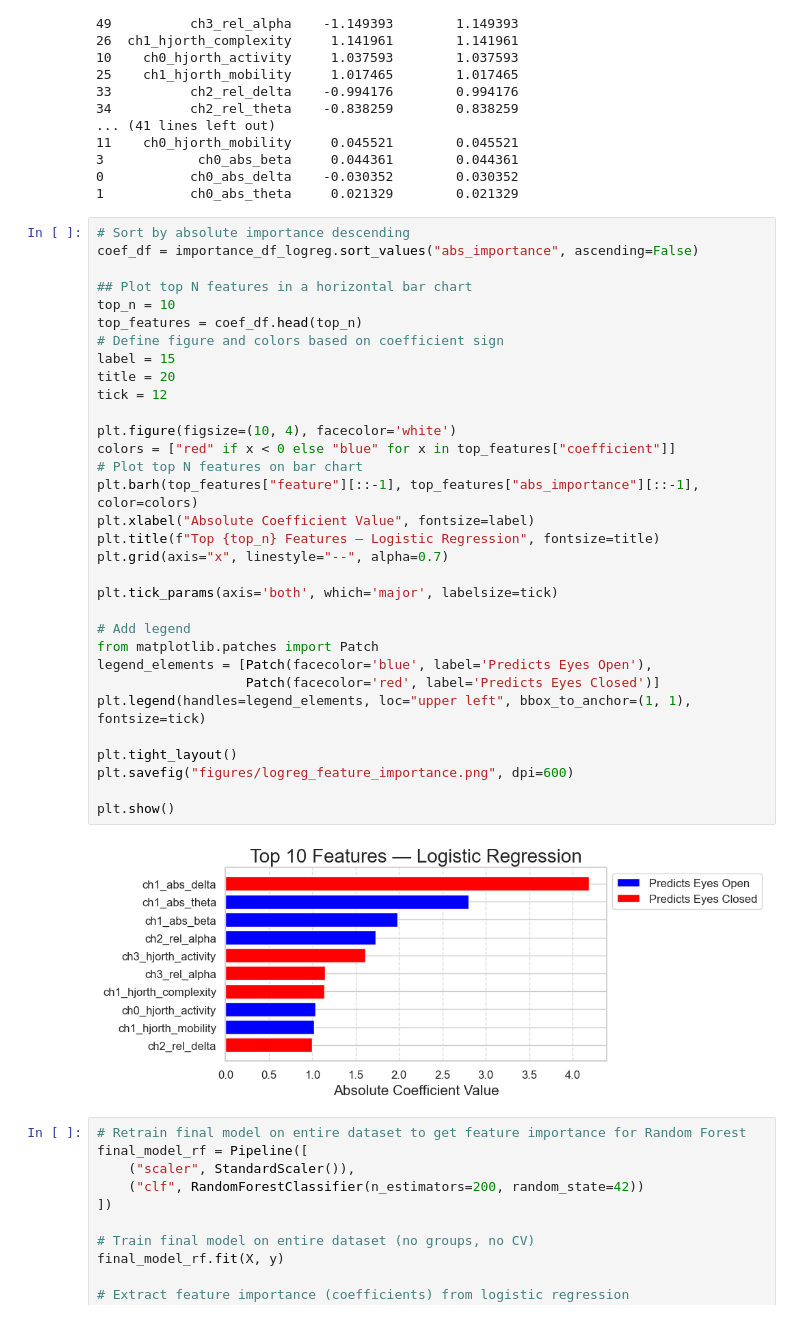
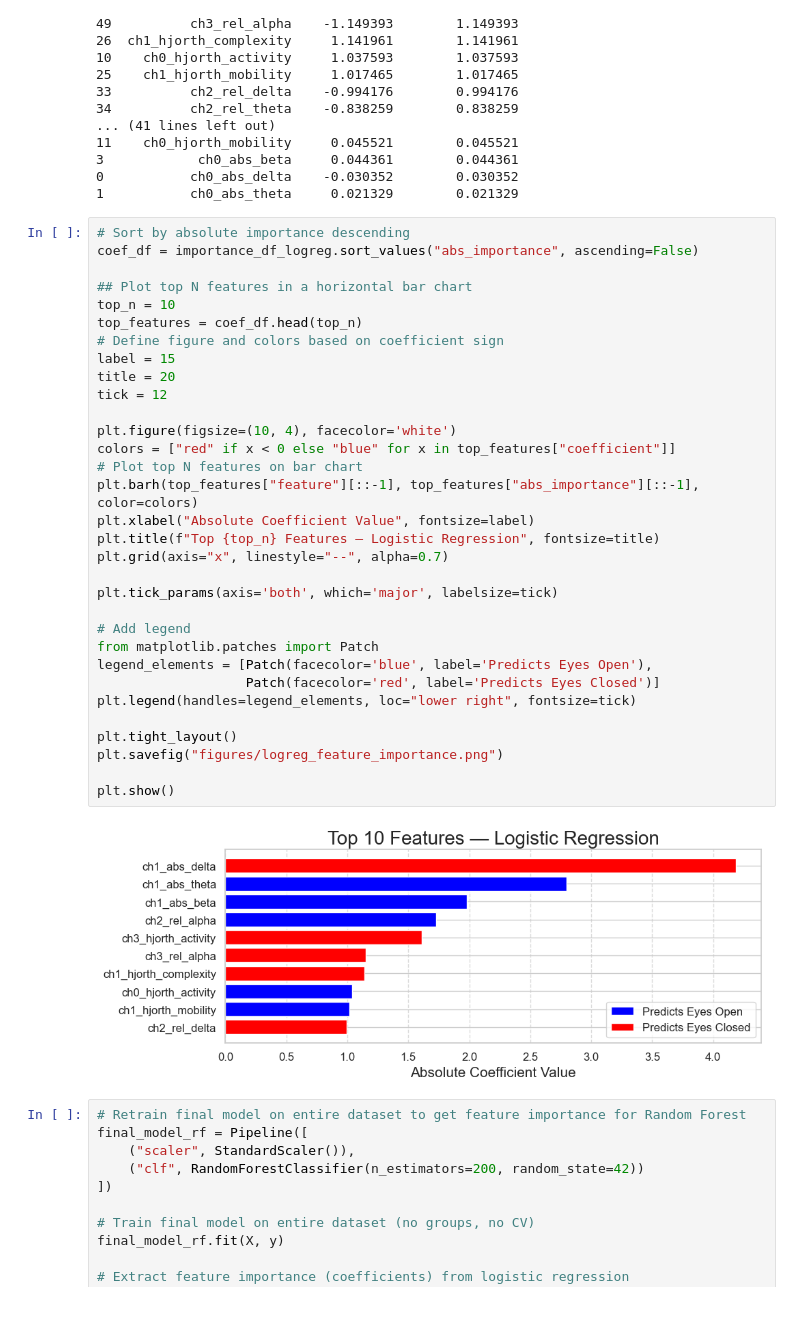
Before and after one commit to cristopher-d-delgado/Analysis-of-EEG-Signal, a Jupyter notebook: main.ipynb, the cells around one changed output. Cells and saved outputs as stored; diff of their text form.

Commit message:
fixed figure sizing

```diff
--- a/main.ipynb
+++ b/main.ipynb
@@ -658,36 +658,36 @@ print(importance_df_logreg)
 # Sort by absolute importance descending
 coef_df = importance_df_logreg.sort_values("abs_importance", ascending=False)
 
 ## Plot top N features in a horizontal bar chart
 top_n = 10
 top_features = coef_df.head(top_n)
 # Define figure and colors based on coefficient sign
 label = 15
 title = 20
 tick = 12
 
 plt.figure(figsize=(10, 4), facecolor='white')
 colors = ["red" if x < 0 else "blue" for x in top_features["coefficient"]]
 # Plot top N features on bar chart
 plt.barh(top_features["feature"][::-1], top_features["abs_importance"][::-1], color=colors)
 plt.xlabel("Absolute Coefficient Value", fontsize=label)
 plt.title(f"Top {top_n} Features — Logistic Regression", fontsize=title)
 plt.grid(axis="x", linestyle="--", alpha=0.7)
 
 plt.tick_params(axis='both', which='major', labelsize=tick)
 
 # Add legend
 from matplotlib.patches import Patch
 legend_elements = [Patch(facecolor='blue', label='Predicts Eyes Open'),
                    Patch(facecolor='red', label='Predicts Eyes Closed')]
-plt.legend(handles=legend_elements, loc="upper left", bbox_to_anchor=(1, 1), fontsize=tick)
+plt.legend(handles=legend_elements, loc="lower right", fontsize=tick)
 
 plt.tight_layout()
-plt.savefig("figures/logreg_feature_importance.png", dpi=600)
+plt.savefig("figures/logreg_feature_importance.png")
 
 plt.show()
 # %% [output]
-[figure, old version]
+[figure, new version]
 # %%
 # Retrain final model on entire dataset to get feature importance for Random Forest
 final_model_rf = Pipeline([
```
Also changed, not shown: 2 other files.
